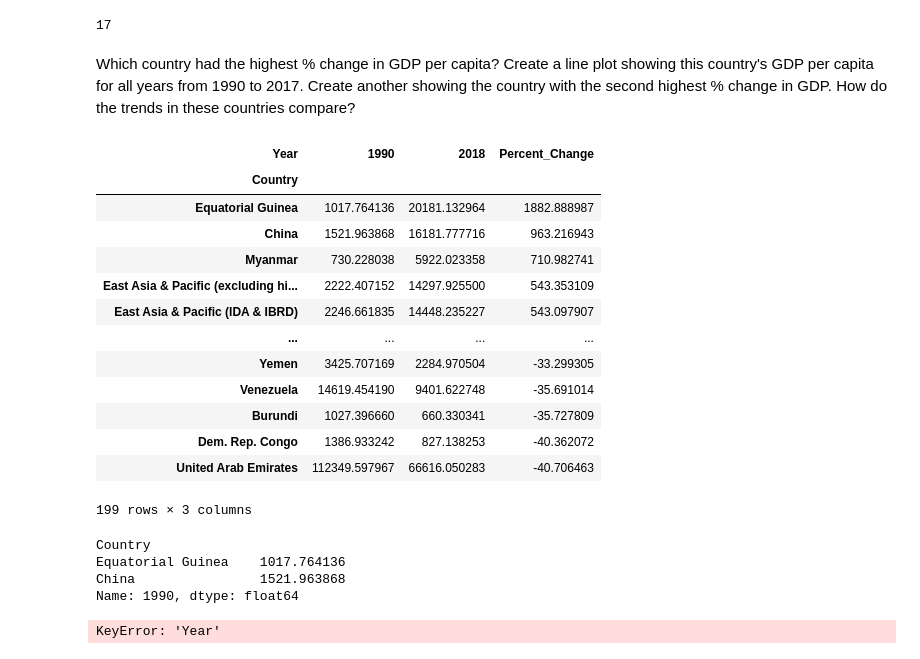
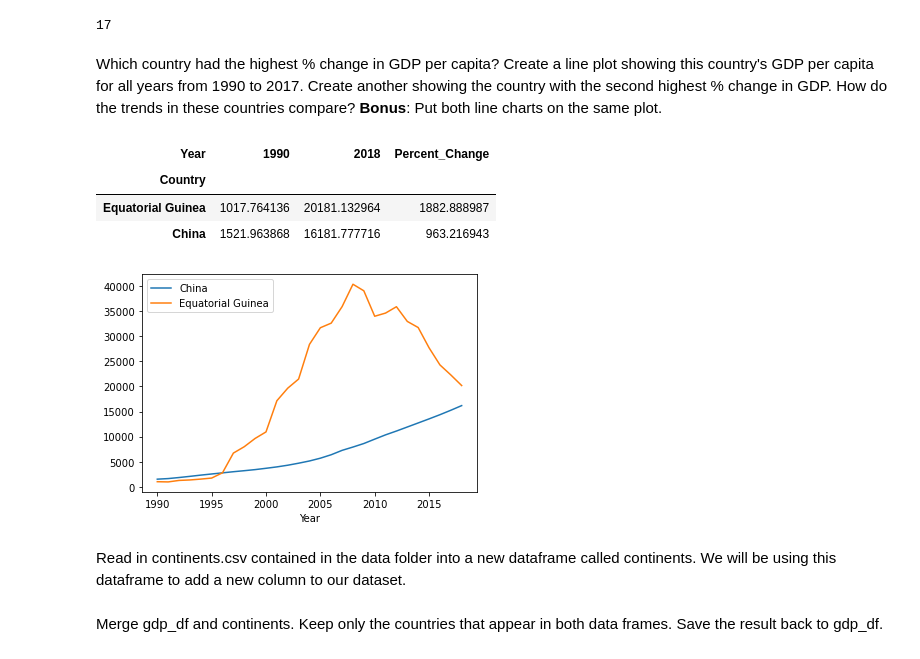
Before and after one commit to nss-data-science-cohort-4/dq1-undata-jasonamyers, a Jupyter notebook: notebooks/UN_Data_Exploration.ipynb, the cells around one changed output. Saved outputs shown, nothing was run; the diff lists cells and outputs as text; code cells hidden in the pictures.

```diff
--- a/notebooks/UN_Data_Exploration.ipynb
+++ b/notebooks/UN_Data_Exploration.ipynb
@@ -162,20 +162,11 @@ len(gdp_pivoted[gdp_pivoted['Percent_Change'] < 0])
 17
 # %% [markdown]
 Which country had the highest % change in GDP per capita? Create a line plot showing this country's GDP per capita for all years from 1990 to 2017. Create another showing the country with the second highest % change in GDP. How do the trends in these countries compare?
+**Bonus**: Put both line charts on the same plot.
 # %%
-gdp_pivoted.sort_values(by='Percent_Change', ascending=False)
+gdp_pivoted.sort_values(by='Percent_Change', ascending=False).head(2)
 # %% [output]
 | Year | 1990 | 2018 | Percent_Change |
 | Country |  |  |  |
 | Equatorial Guinea | 1017.764136 | 20181.132964 | 1882.888987 |
 | China | 1521.963868 | 16181.777716 | 963.216943 |
-| Myanmar | 730.228038 | 5922.023358 | 710.982741 |
-| East Asia & Pacific (excluding hi... | 2222.407152 | 14297.925500 | 543.353109 |
-| East Asia & Pacific (IDA & IBRD) | 2246.661835 | 14448.235227 | 543.097907 |
-| ... | ... | ... | ... |
-| Yemen | 3425.707169 | 2284.970504 | -33.299305 |
-| Venezuela | 14619.454190 | 9401.622748 | -35.691014 |
-| Burundi | 1027.396660 | 660.330341 | -35.727809 |
-| Dem. Rep. Congo | 1386.933242 | 827.138253 | -40.362072 |
-| United Arab Emirates | 112349.597967 | 66616.050283 | -40.706463 |
-199 rows × 3 columns
@@ -184,11 +173,12 @@ gdp_pivoted_top_two_all_years = gdp_df.pivot_table(columns=['Year'], index=['Cou
-# %%
-gdp_pivoted_top_two_all_years.loc[:,1990]
-# %% [output]
-Country
-Equatorial Guinea    1017.764136
-China                1521.963868
-Name: 1990, dtype: float64
-# %%
-gdp_pivoted_top_two_all_years.plot(kind='line', x='Year', y=)
-# %% [output]
-KeyError: 'Year'
+# %%
+fig, ax = plt.subplots()
+
+for key, grp in gdp_df[gdp_df['Country'].isin(['Equatorial Guinea','China'])].sort_values(['Country','Year']).groupby('Country'):
+    ax = grp.plot(ax=ax, kind='line', x='Year', y='GDP_Per_Capita', label=key)
+
+plt.legend(loc='best')
+plt.show()
+# %% [output]
+[figure, added]
+# %% [markdown]
+Read in continents.csv contained in the data folder into a new dataframe called continents. We will be using this dataframe to add a new column to our dataset.
@@ -194,0 +187,2 @@ KeyError: 'Year'
+# %% [markdown]
+Merge gdp_df and continents. Keep only the countries that appear in both data frames. Save the result back to gdp_df.
```
Also changed, not shown: parts of 24 cells of this notebook.
